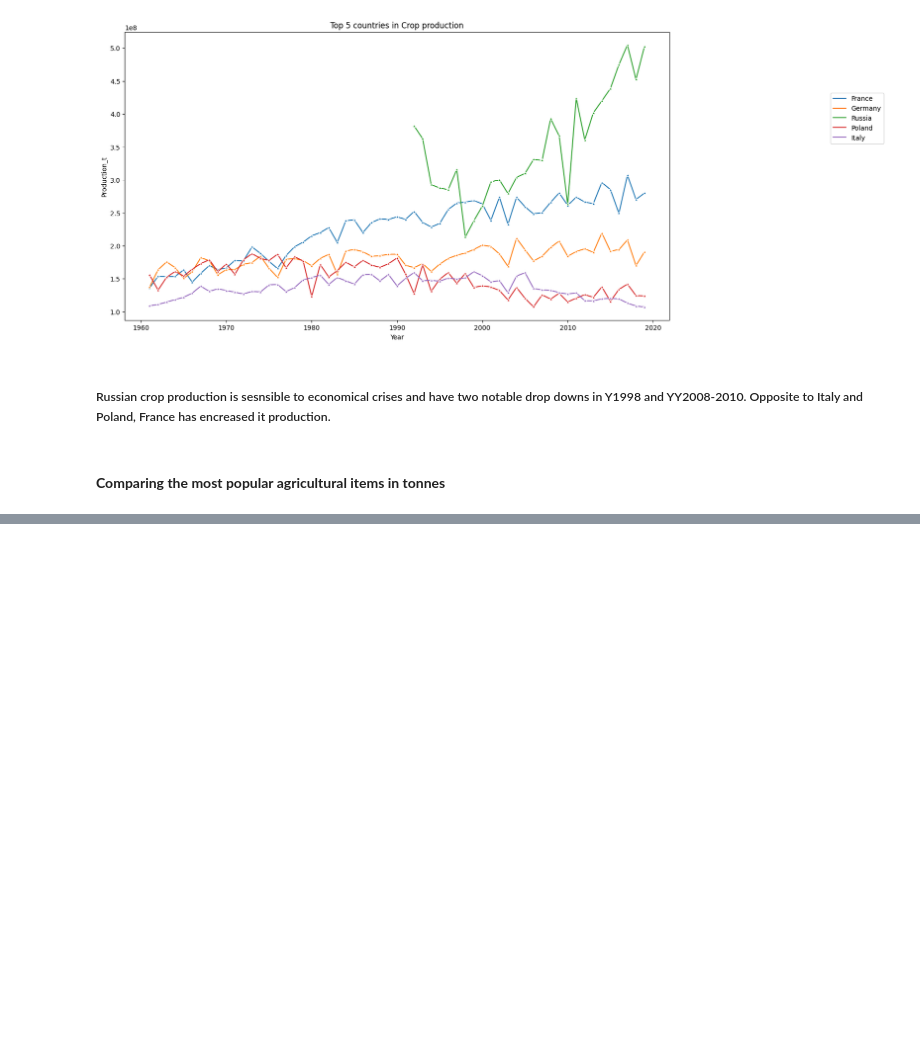
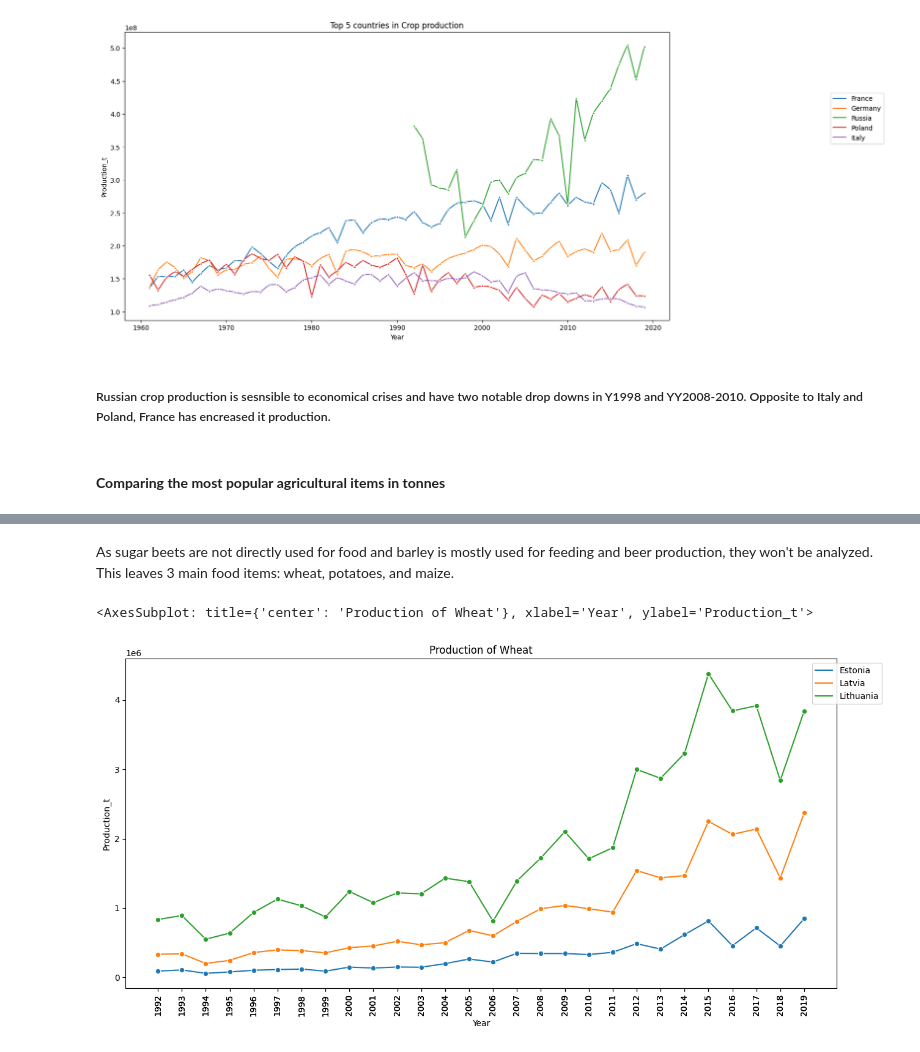
Before and after one commit to dekristi/Tech_Test, a Jupyter notebook: SGT_Project.ipynb, the cells around one changed output, grey strips where cells are left out. Drawn from its saved outputs; the diff is of its cells as text; code cells hidden in the pictures; blank space fills up the shorter version.

```diff
--- a/SGT_Project.ipynb
+++ b/SGT_Project.ipynb
@@ -406,0 +445,3 @@ most_produced.head(10)
+# %% [markdown]
+As sugar beets are not directly used for food and barley is mostly used for feeding and beer production, they won't be analyzed.
+This leaves 3 main food items: wheat, potatoes, and maize.
@@ -406,0 +503,5 @@ most_produced.head(10)
+# %%
+plot_agric_prod()
+# %% [output]
+<AxesSubplot: title={'center': 'Production of Wheat'}, xlabel='Year', ylabel='Production_t'>
+[figure, added]
```
Also changed, not shown: parts of 6 cells of this notebook.
